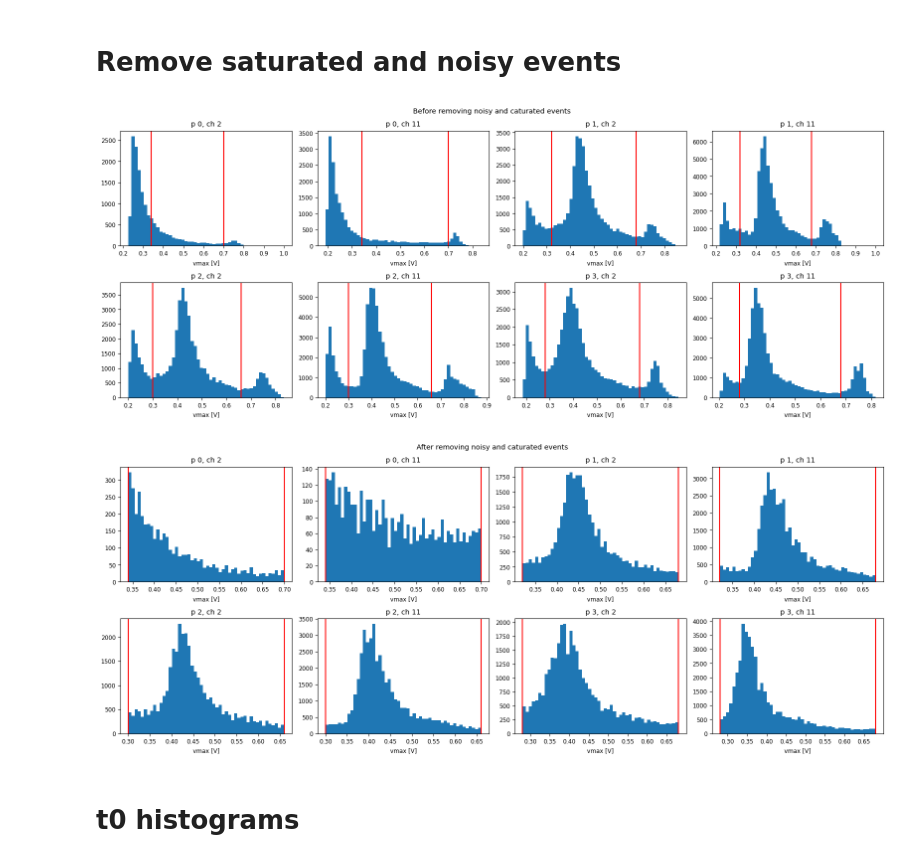
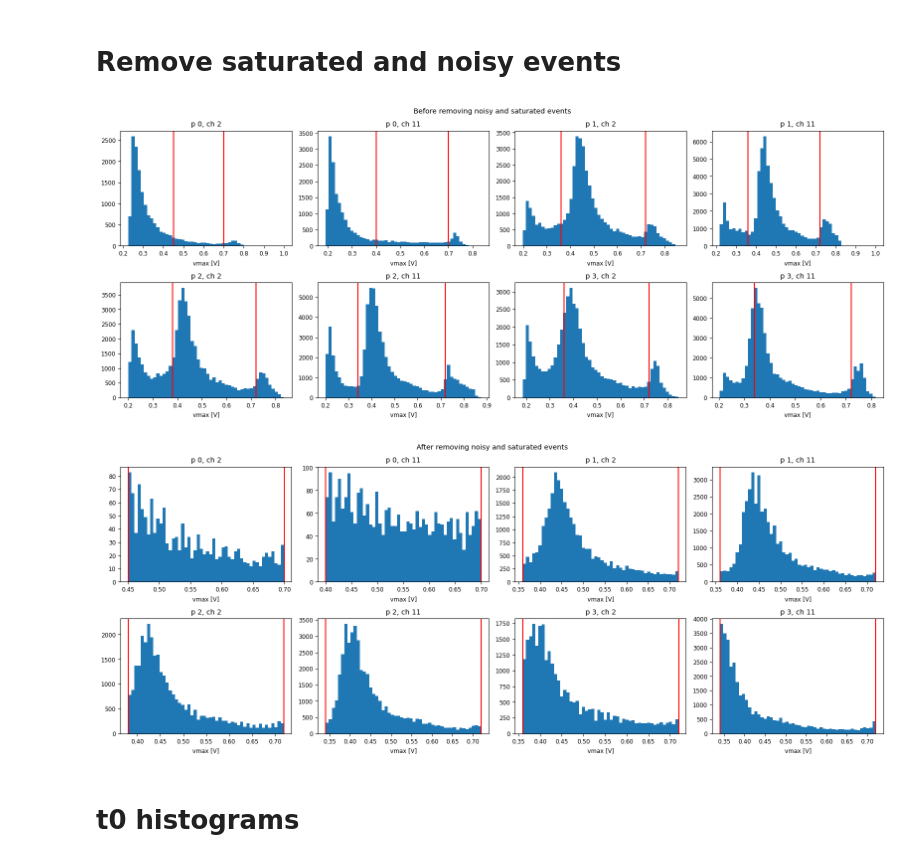
Before and after one commit to MatiXOfficial/pps-timing-ml, a Jupyter notebook: first_tests.ipynb, the cells around one changed output. Drawn from its saved outputs; the diff is of its cells as text; code cells hidden in the pictures.

```diff
--- a/first_tests.ipynb
+++ b/first_tests.ipynb
@@ -165,15 +163,15 @@ file_raw.close()
 # %% [markdown]
 # Remove saturated and noisy events
 # %%
-channel_thresholds = {
-    (0, 2):  (0.34, 0.7), # everything seems to be noise?
-    (0, 11): (0.34, 0.7),
-    (1, 2):  (0.32, 0.68),
-    (1, 11): (0.32, 0.68),
-    (2, 2):  (0.3, 0.66),
-    (2, 11): (0.3, 0.66),
-    (3, 2):  (0.28, 0.68),
-    (3, 11): (0.28, 0.68)
+channel_vmax_thresholds = {
+    (0, 2):  (0.45, 0.7), # everything seems to be noise?
+    (0, 11): (0.4, 0.7),
+    (1, 2):  (0.36, 0.72),
+    (1, 11): (0.36, 0.72),
+    (2, 2):  (0.38, 0.72),
+    (2, 11): (0.34, 0.72),
+    (3, 2):  (0.36, 0.72),
+    (3, 11): (0.34, 0.72)
 }
 # %%
 vmax_histograms = defaultdict(list)
@@ -185,7 +183,7 @@ for event, event_data in original_dataset.items():
 plt.figure(figsize=(16, 6.5))
 plt.rc('font', size=8.5)
 for i, ((plane, channel), vmax_list) in enumerate(sorted(vmax_histograms.items())):
-    thresholds = channel_thresholds[(plane, channel)]
+    thresholds = channel_vmax_thresholds[(plane, channel)]
     plt.subplot(2, 4, i + 1)
     plt.hist(vmax_list, bins=50)
     plt.axvline(thresholds[0], c='red')
@@ -193,40 +191,42 @@ for i, ((plane, channel), vmax_list) in enumerate(sorted(vmax_histograms.items()
     plt.title(f'p {plane}, ch {channel}')
     plt.xlabel('vmax [V]')
 
-plt.suptitle('Before removing noisy and caturated events')
+plt.suptitle('Before removing noisy and saturated events')
 plt.tight_layout()
 plt.show()
 # %% [output]
-[figure, old version]
+[figure, new version]
 # %%
-for event, event_data in dataset.items():
+vmax_dataset = copy.deepcopy(original_dataset)
+
+for event, event_data in vmax_dataset.items():
     for plane, plane_data in event_data.planes.items():
         for channel, wav_data in list(plane_data.items()):
-            thresholds = channel_thresholds[(plane, channel)]
+            thresholds = channel_vmax_thresholds[(plane, channel)]
             if not thresholds[0] <= np.max(wav_data.series[1]) <= thresholds[1]:
                 del plane_data[channel]
 # %%
 vmax_histograms = defaultdict(list)
-for event, event_data in dataset.items():
+for event, event_data in vmax_dataset.items():
     for plane, plane_data in event_data.planes.items():
         for channel, wav_data in plane_data.items():
             vmax_histograms[(plane, channel)].append(np.max(wav_data.series[1]))
 
 plt.figure(figsize=(16, 6.5))
 plt.rc('font', size=8.5)
 for i, ((plane, channel), vmax_list) in enumerate(sorted(vmax_histograms.items())):
-    thresholds = channel_thresholds[(plane, channel)]
+    thresholds = channel_vmax_thresholds[(plane, channel)]
     plt.subplot(2, 4, i + 1)
     plt.hist(vmax_list, bins=50)
     plt.axvline(thresholds[0], c='red')
     plt.axvline(thresholds[1], c='red')
     plt.title(f'p {plane}, ch {channel}')
     plt.xlabel('vmax [V]')
 
-plt.suptitle('After removing noisy and caturated events')
+plt.suptitle('After removing noisy and saturated events')
 plt.tight_layout()
 plt.show()
 # %% [output]
-[figure, old version]
+[figure, new version]
 # %% [markdown]
 # t0 histograms
```
Also changed, not shown: parts of 21 cells of this notebook.
